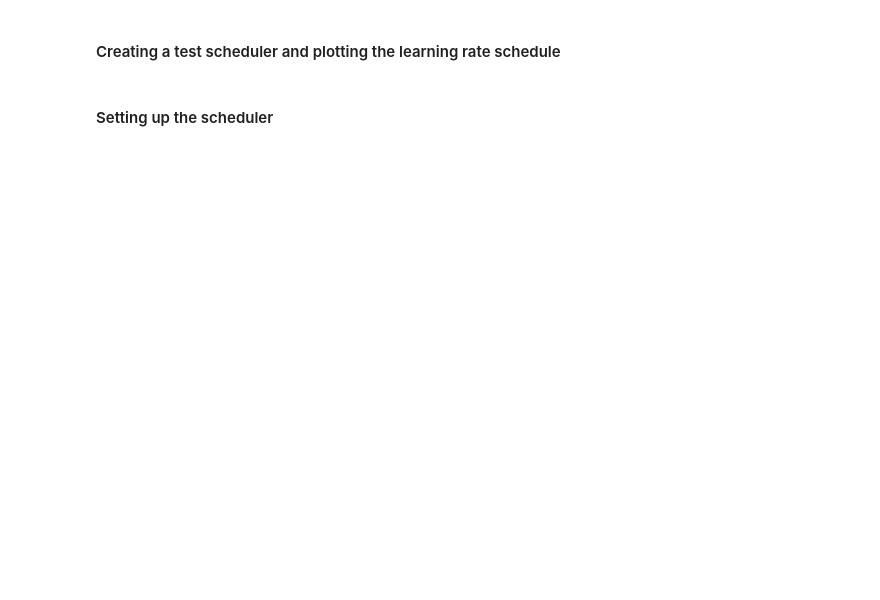
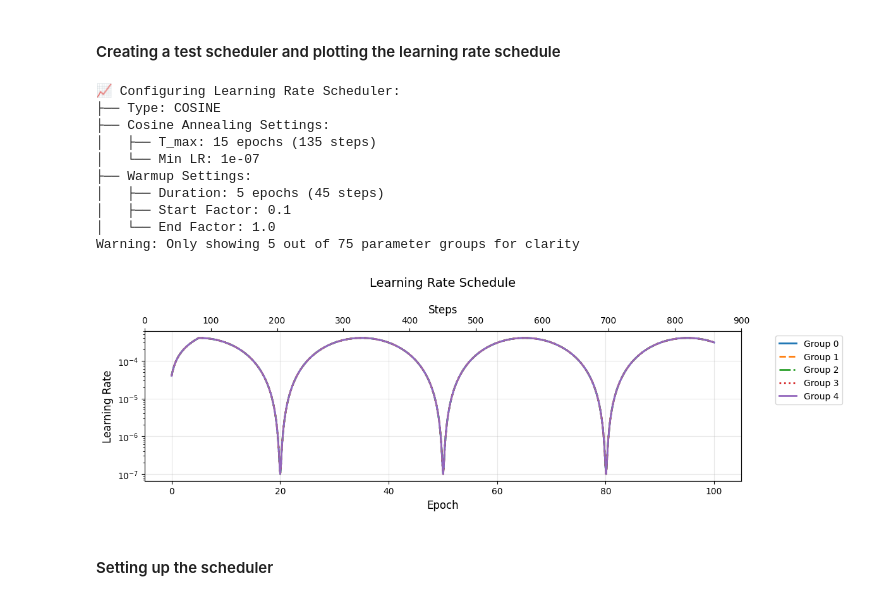
Before and after one commit to otwrial/11685-HW4, a Jupyter notebook: HW4P2_nb.ipynb, the cells around one changed output. Saved outputs shown, nothing was run; the diff lists cells and outputs as text; code cells hidden in the pictures; blank space fills up the shorter version.

```diff
--- a/HW4P2_nb.ipynb
+++ b/HW4P2_nb.ipynb
@@ -729,7 +947,7 @@ trainer = ASRTrainer(
     model=model,
     tokenizer=Tokenizer,
     config=config,
-    run_name="add_run_name",
+    run_name="ASR-Transformer",
     config_file="config.yaml",
     device=device
 )
@@ -756,17 +999,29 @@ trainer.optimizer = create_optimizer(
 # %%
 test_scheduler = create_scheduler(
     optimizer=trainer.optimizer,
     scheduler_config=config['scheduler'],
     train_loader=train_loader,
     gradient_accumulation_steps=config['training']['gradient_accumulation_steps']
 )
 
 plot_lr_schedule(
     scheduler=test_scheduler,
-    num_epochs=20,
+    num_epochs=config['training']['epochs'],
     train_loader=train_loader,
     gradient_accumulation_steps=config['training']['gradient_accumulation_steps']
 )
+# %% [output]
+📈 Configuring Learning Rate Scheduler:
+├── Type: COSINE
+├── Cosine Annealing Settings:
+│   ├── T_max: 15 epochs (135 steps)
+│   └── Min LR: 1e-07
+├── Warmup Settings:
+│   ├── Duration: 5 epochs (45 steps)
+│   ├── Start Factor: 0.1
+│   └── End Factor: 1.0
+Warning: Only showing 5 out of 75 parameter groups for clarity
+[figure, added]
 # %% [markdown]
 #### Setting up the scheduler
 # %%
```
Also changed, not shown: parts of 22 cells of this notebook, 7 other files.
